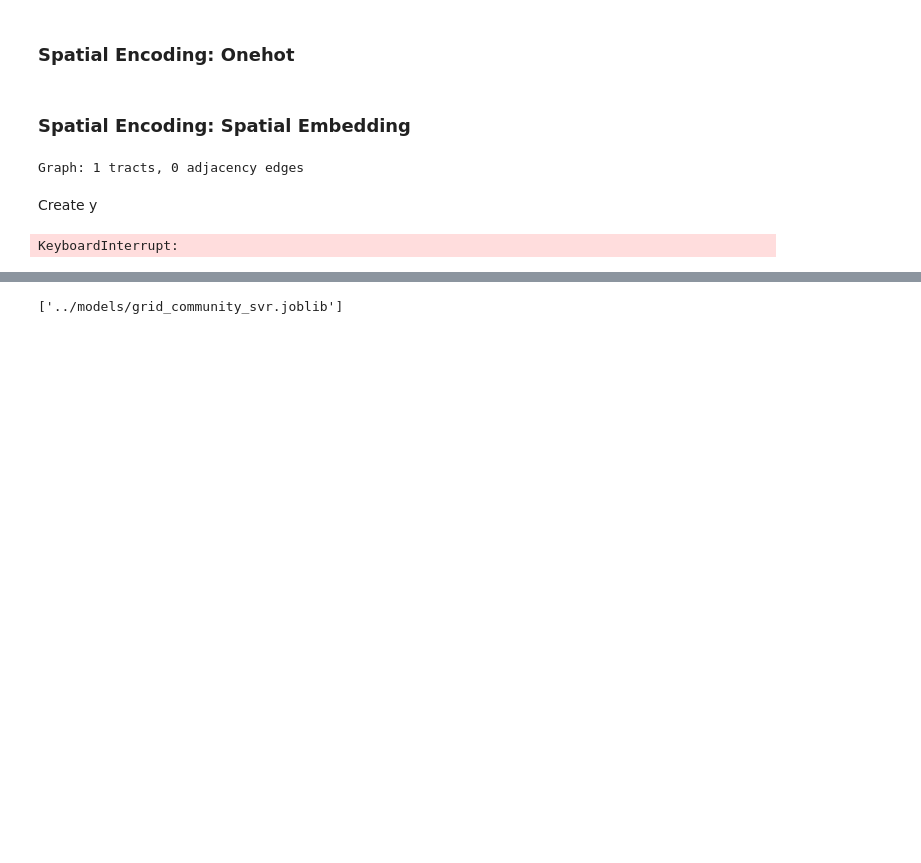
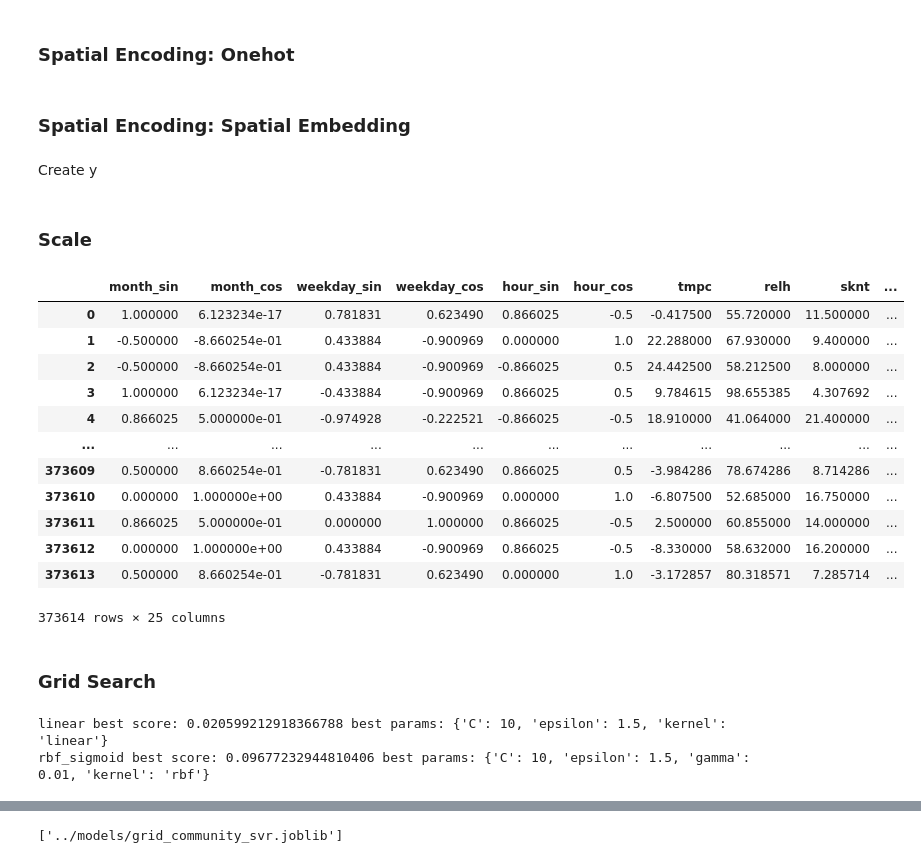
Before and after one commit to angfe/Group-3-AAA, a Jupyter notebook: notebooks/03_02_predictive_analytics_svm.ipynb, the cells around one changed output, grey strips where cells are left out. Drawn from its saved outputs; the diff is of its cells as text; code cells hidden in the pictures; blank space fills up the shorter version.

```diff
--- a/notebooks/03_02_predictive_analytics_svm.ipynb
+++ b/notebooks/03_02_predictive_analytics_svm.ipynb
@@ -174,5 +178,2 @@ train_df.head()
-# %%
-train_df = train_df.sample(n=2000, random_state=42)
-train_df_grid = train_df.sample(n=GRID_SAMPLE, random_state=42)
 # %%
 # Create X and y
@@ -273,22 +287,19 @@ if (SPATIAL_ENCODING == "onehot") & (SPATIAL_UNIT == "community_area"):
 # %% [markdown]
 ### Spatial Encoding: Spatial Embedding
 # %%
-if (SPATIAL_ENCODING == "embedding") & (SPATIAL_UNIT == "h3_cell"):
+if (SPATIAL_ENCODING == "embedding") & (SPATIAL_UNIT == "HEXAGON"):
 
     all_cells = set(train_df["h3_cell"]).union(test_df["h3_cell"])
-
 
     regions = []
     for cell in all_cells:
         boundary = h3.cell_to_boundary(cell)
-
         polygon = Polygon([(lon, lat) for lat, lon in boundary])
         regions.append({"h3_cell": cell, "geometry": polygon})
 
     regions_gdf = gpd.GeoDataFrame(regions).set_index("h3_cell")
 
-    # Features per H3 cell
-    # Take the mean of POI features per cell
+    # Features per H3 cell (mean of POI features, train only)
     poi_cols = ["food_drink", "landmark", "shop", "train_station"]
     features_gdf = train_df.groupby("h3_cell")[poi_cols].mean()
 
@@ -300,11 +311,10 @@ if (SPATIAL_ENCODING == "embedding") & (SPATIAL_UNIT == "h3_cell"):
     regions_gdf = regions_gdf.rename_axis("region_id")
     features_gdf = features_gdf.rename_axis("feature_id")
 
-    # Maps each region to the features that fall within it
+    # Required by srai: maps each region to its features
     joiner = IntersectionJoiner()
     joint_gdf = joiner.transform(regions_gdf, features_gdf)
 
-    # fit the embedder
     neighbourhood = H3Neighbourhood(regions_gdf)
     embedder = Hex2VecEmbedder(encoder_sizes=[64, 32])
     embeddings = embedder.fit_transform(
@@ -314,21 +324,22 @@ if (SPATIAL_ENCODING == "embedding") & (SPATIAL_UNIT == "h3_cell"):
         neighbourhood
     )
 
-    # embeddings is a DataFrame indexed by h3_cell with 32 columns
-
-    # Merge embeddings into train/val/test
     emb_cols = [f"emb_{i}" for i in range(embeddings.shape[1])]
     embeddings.columns = emb_cols
 
     train_df = train_df.merge(embeddings, left_on="h3_cell", right_index=True, how="left")
     test_df = test_df.merge(embeddings, left_on="h3_cell", right_index=True, how="left")
 
+    feature_cols = feature_cols + emb_cols
+
     X_train = train_df[feature_cols]
+    X_val = val_df[feature_cols]
     X_test = test_df[feature_cols]
 
-    train_df_grid = train_df.sample(n=GRID_SAMPLE, random_state=42)
-    X_train_grid = train_df_grid[feature_cols]
-elif (SPATIAL_ENCODING == "embedding") & (SPATIAL_UNIT == "census_tract"):
+    val_df_grid = val_df.sample(n=GRID_SAMPLE, random_state=42)
+    X_val_grid = val_df_grid[feature_cols]
+
+elif (SPATIAL_ENCODING == "embedding") & (SPATIAL_UNIT == "CENSUS_TRACTS"):
     census_data = gpd.read_file(CENSUS_PATH)
     census_data["geometry"] = gpd.GeoSeries.from_wkt(census_data["the_geom"])
 
@@ -337,11 +348,10 @@ elif (SPATIAL_ENCODING == "embedding") & (SPATIAL_UNIT == "census_tract"):
     gdf["TRACT_FIPS"] = gdf["TRACT_FIPS"].astype(str)
     gdf = gdf.set_index("TRACT_FIPS")
 
-
     gdf = gdf.to_crs(epsg=5070)
     gdf = gdf[gdf.geometry.notnull() & gdf.geometry.is_valid]
+    gdf = gdf[~gdf.index.duplicated(keep="first")]
 
-    gdf = gdf[~gdf.index.duplicated(keep="first")]
     w = Queen.from_dataframe(gdf, use_index=True)
     G = w.to_networkx()
     print(f"Graph: {G.number_of_nodes()} tracts, {G.number_of_edges()} adjacency edges")
@@ -358,23 +368,24 @@ elif (SPATIAL_ENCODING == "embedding") & (SPATIAL_UNIT == "census_tract"):
 
     model = node2vec.fit(window=10, min_count=1, batch_words=4)
 
-    # Build a DataFrame of embeddings indexed by GEOID
     embedding_dict = {node: model.wv[node] for node in G.nodes()}
     emb_df = pd.DataFrame.from_dict(embedding_dict, orient="index")
 
-    train_df["census_tract"] = train_df["census_tract"]
-    test_df["census_tract"] = test_df["census_tract"]
+    emb_cols = [f"emb_{i}" for i in range(emb_df.shape[1])]
+    emb_df.columns = emb_cols
 
     train_df = train_df.merge(emb_df, left_on="census_tract", right_index=True, how="left")
+    val_df = val_df.merge(emb_df, left_on="census_tract", right_index=True, how="left")
     test_df = test_df.merge(emb_df, left_on="census_tract", right_index=True, how="left")
 
+    feature_cols = feature_cols + emb_cols
+
     X_train = train_df[feature_cols]
+    X_val = val_df[feature_cols]
     X_test = test_df[feature_cols]
 
-    train_df_grid = train_df.sample(n=GRID_SAMPLE, random_state=42)
-    X_train_grid = train_df_grid[feature_cols]
+    val_df_grid = val_df.sample(n=GRID_SAMPLE, random_state=42)
+    X_val_grid = val_df_grid[feature_cols]
-# %% [output]
-Graph: 1 tracts, 0 adjacency edges
 # %% [markdown]
 Create y
 # %%
@@ -383,0 +395,18 @@ y_train_grid = train_df_grid[TARGET_COL]
+# %% [markdown]
+### Scale
+# %%
+X_train
+# %% [output]
+|  | month_sin | month_cos | weekday_sin | weekday_cos | hour_sin | hour_cos | tmpc | relh | sknt | ... |
+| 0 | 1.000000 | 6.123234e-17 | 0.781831 | 0.623490 | 0.866025 | -0.5 | -0.417500 | 55.720000 | 11.500000 | ... |
+| 1 | -0.500000 | -8.660254e-01 | 0.433884 | -0.900969 | 0.000000 | 1.0 | 22.288000 | 67.930000 | 9.400000 | ... |
+| 2 | -0.500000 | -8.660254e-01 | 0.433884 | -0.900969 | -0.866025 | 0.5 | 24.442500 | 58.212500 | 8.000000 | ... |
+| 3 | 1.000000 | 6.123234e-17 | -0.433884 | -0.900969 | 0.866025 | 0.5 | 9.784615 | 98.655385 | 4.307692 | ... |
+| 4 | 0.866025 | 5.000000e-01 | -0.974928 | -0.222521 | -0.866025 | -0.5 | 18.910000 | 41.064000 | 21.400000 | ... |
+| ... | ... | ... | ... | ... | ... | ... | ... | ... | ... | ... |
+| 373609 | 0.500000 | 8.660254e-01 | -0.781831 | 0.623490 | 0.866025 | 0.5 | -3.984286 | 78.674286 | 8.714286 | ... |
+| 373610 | 0.000000 | 1.000000e+00 | 0.433884 | -0.900969 | 0.000000 | 1.0 | -6.807500 | 52.685000 | 16.750000 | ... |
+| 373611 | 0.866025 | 5.000000e-01 | 0.000000 | 1.000000 | 0.866025 | -0.5 | 2.500000 | 60.855000 | 14.000000 | ... |
+| 373612 | 0.000000 | 1.000000e+00 | 0.433884 | -0.900969 | 0.866025 | -0.5 | -8.330000 | 58.632000 | 16.200000 | ... |
+| 373613 | 0.500000 | 8.660254e-01 | -0.781831 | 0.623490 | 0.000000 | 1.0 | -3.172857 | 80.318571 | 7.285714 | ... |
+373614 rows × 25 columns
@@ -384,3 +419,5 @@ y_train_grid = train_df_grid[TARGET_COL]
+# %% [markdown]
+### Grid Search
 # %%
 model = SVR()
 # %%
@@ -415,7 +452,7 @@ for name, grid in [("linear", param_grid_linear), ("rbf_sigmoid", param_grid_rbf
         n_jobs=-1,
         error_score="raise"
     )
-    search.fit(X_train_grid, y_train_grid)
+    search.fit(X_val_grid, y_val_grid)
     grids[name] = search
     print(name, "best score:", search.best_score_, "best params:", search.best_params_)
 
@@ -423,7 +460,8 @@ best_name = max(grids, key=lambda name: grids[name].best_score_)
 grid_search = grids[best_name]
 print("Overall best:", best_name, grid_search.best_params_)
 # %% [output]
-KeyboardInterrupt:
+linear best score: 0.020599212918366788 best params: {'C': 10, 'epsilon': 1.5, 'kernel': 'linear'}
+rbf_sigmoid best score: 0.09677232944810406 best params: {'C': 10, 'epsilon': 1.5, 'gamma': 0.01, 'kernel': 'rbf'}
 # %%
 # Best parameters
 print("Best parameters:", grid_search.best_params_)
```
Also changed, not shown: parts of 22 cells of this notebook, 2 other files.
